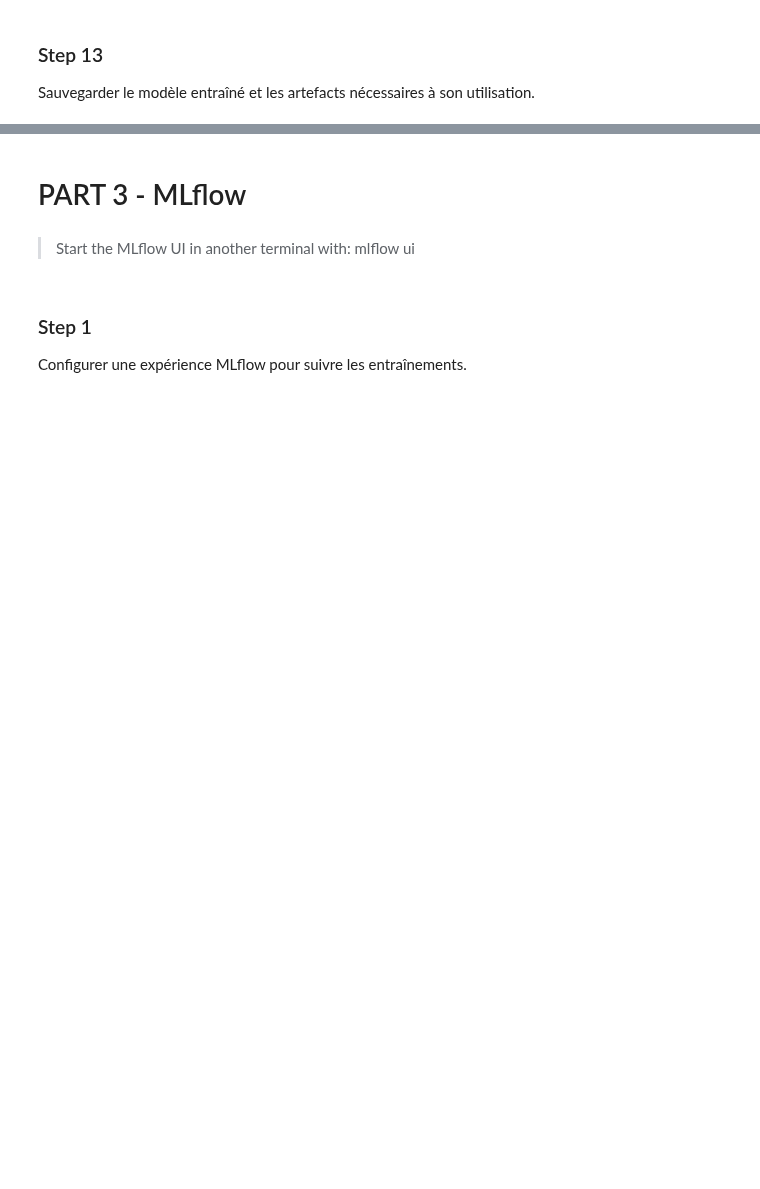
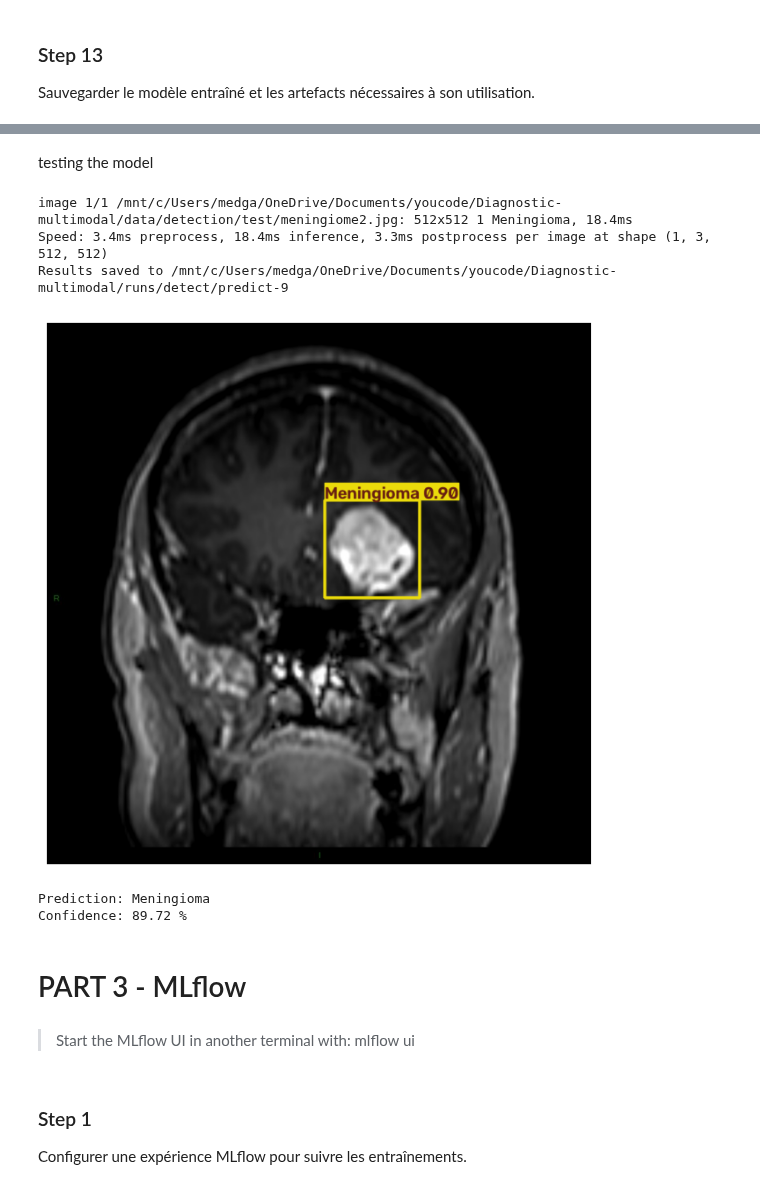
Before and after one commit to ElMehdiCherkaoui/Diagnostic-multimodal, a Jupyter notebook: notebook.ipynb, the cells around one changed output, grey strips where cells are left out. Saved outputs shown, nothing was run; the diff lists cells and outputs as text; code cells hidden in the pictures; blank space fills up the shorter version.

```diff
--- a/notebook.ipynb
+++ b/notebook.ipynb
@@ -899,3 +925,42 @@ print("Model saved to:", saved_model_path)
+# %% [markdown]
+testing the model
+# %%
+models = YOLO("./data/detection/brain_tumor_yolo_best.pt")
+
+
+
+
+image_path = "./data/detection/test/meningiome2.jpg"
+
+resultss = models.predict(
+    source=image_path,
+    conf=0.25,
+    save=True
+)
+
+result = resultss[0]
+
+plt.figure(figsize=(8, 8))
+plt.imshow(result.plot())
+plt.axis("off")
+plt.show()
+
+
+for box in result.boxes:
+    class_id = int(box.cls[0])
+    confidence = float(box.conf[0])
+
+    class_name = models.names[class_id]
+
+    print("Prediction:", class_name)
+    print("Confidence:", round(confidence * 100, 2), "%")
+# %% [output]
+image 1/1 /mnt/c/Users/medga/OneDrive/Documents/youcode/Diagnostic-multimodal/data/detection/test/meningiome2.jpg: 512x512 1 Meningioma, 18.4ms
+Speed: 3.4ms preprocess, 18.4ms inference, 3.3ms postprocess per image at shape (1, 3, 512, 512)
+Results saved to /mnt/c/Users/medga/OneDrive/Documents/youcode/Diagnostic-multimodal/runs/detect/predict-9
+[figure, added]
+Prediction: Meningioma
+Confidence: 89.72 %
 # %% [markdown]
 # PART 3 - MLflow
 # %% [markdown]
```
Also changed, not shown: parts of 20 cells of this notebook.
